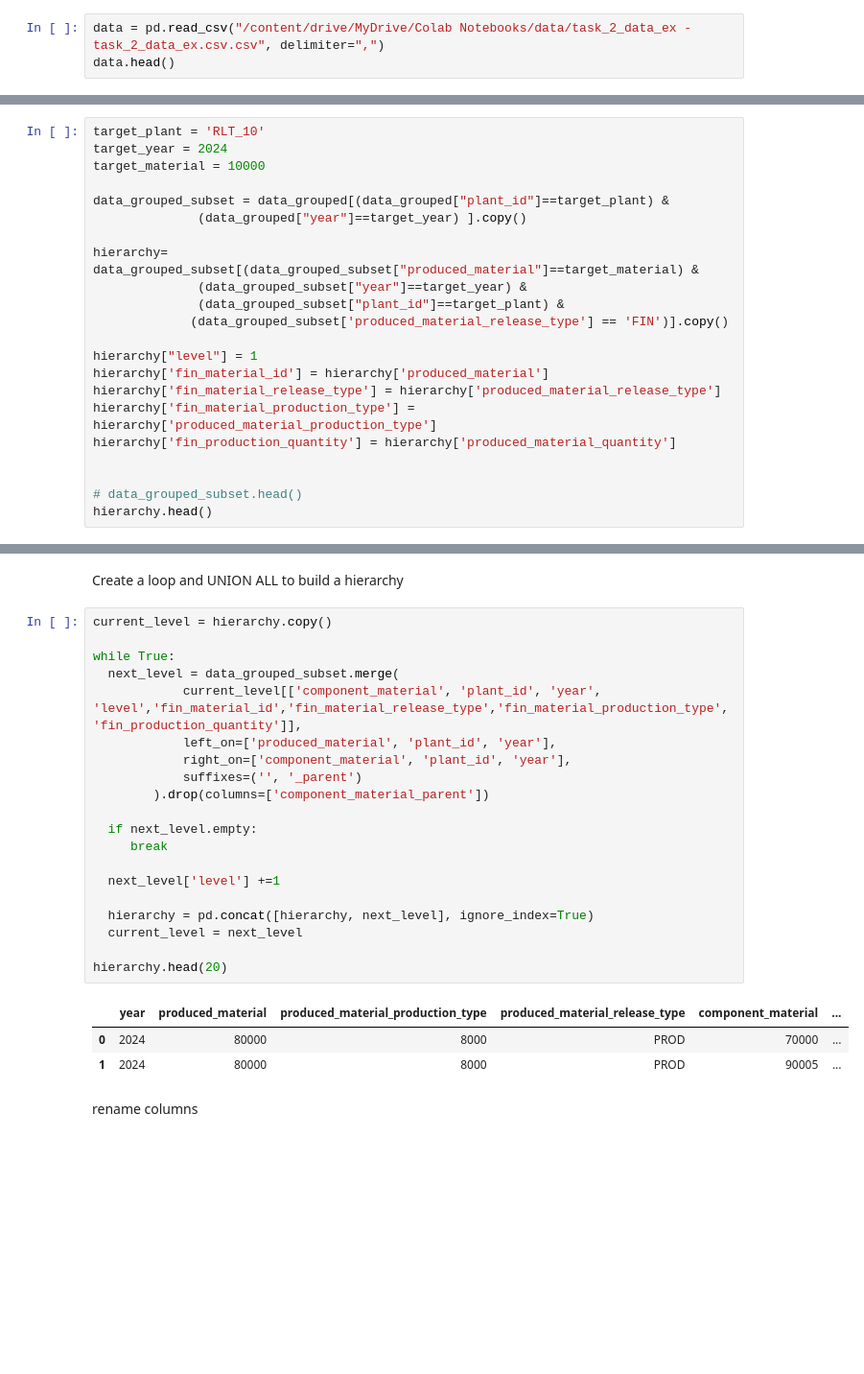
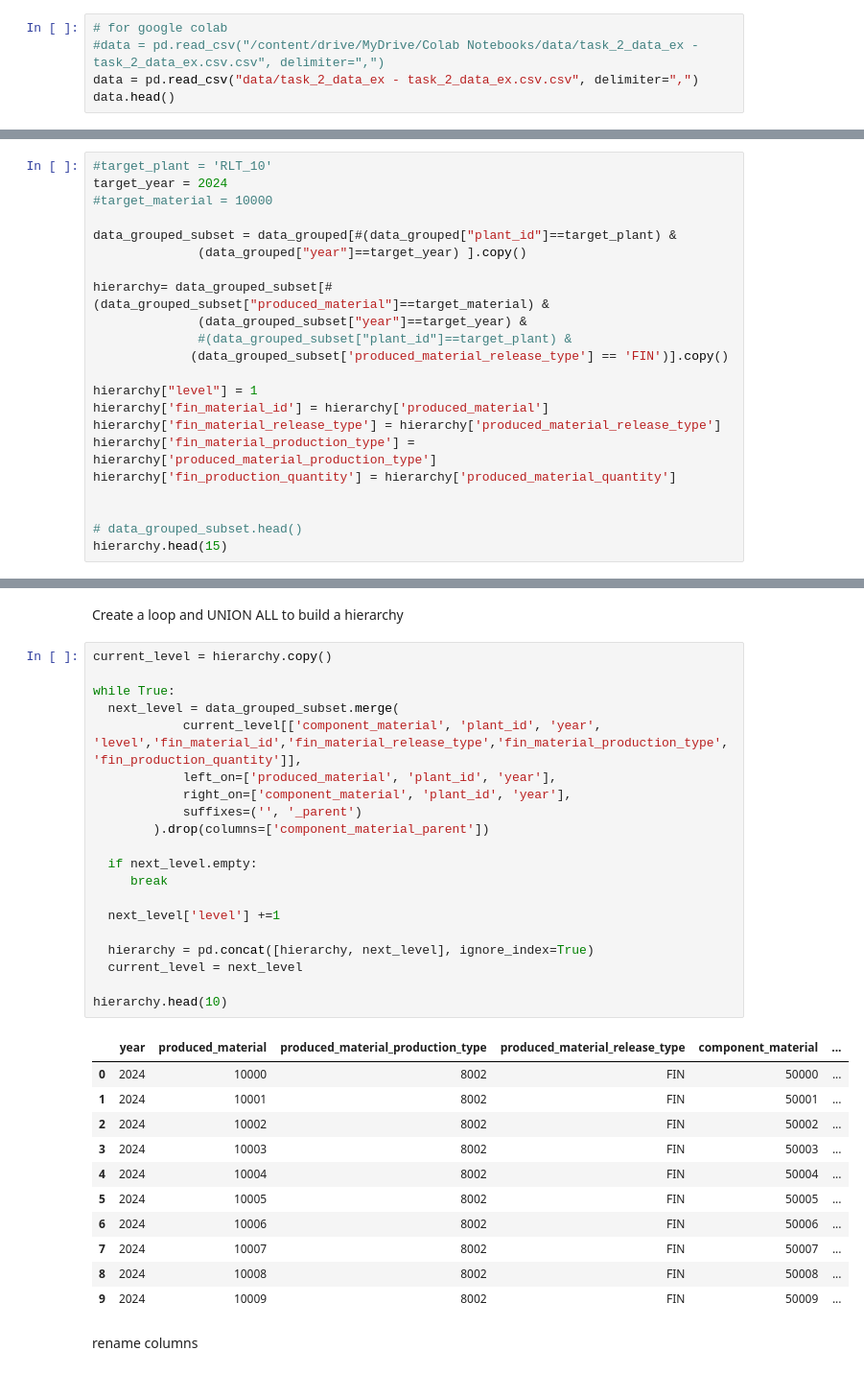
Before and after one commit to axeanya/2task_numpy_pandas_AA, a Jupyter notebook: 2task_AA.ipynb, the cells around one changed output, grey strips where cells are left out. Shown at 96% size. Cells and saved outputs as stored; diff of their text form; blank space fills up the shorter version.

Commit message:
Add files via upload
instead of hierarchy for 1 FIN material, I did hierarchy for all materials for the year

```diff
--- a/2task_AA.ipynb
+++ b/2task_AA.ipynb
@@ -9,5 +8,7 @@ Mounted at /content/drive
 # %%
-data = pd.read_csv("/content/drive/MyDrive/Colab Notebooks/data/task_2_data_ex - task_2_data_ex.csv.csv", delimiter=",")
+# for google colab
+#data = pd.read_csv("/content/drive/MyDrive/Colab Notebooks/data/task_2_data_ex - task_2_data_ex.csv.csv", delimiter=",")
+data = pd.read_csv("data/task_2_data_ex - task_2_data_ex.csv.csv", delimiter=",")
 data.head()
 # %% [output]
 |  | year | month | produced_material | produced_material_production_type | produced_material_release_type | produced_material_quantity | ... |
@@ -78,16 +79,16 @@ print(fin_materials.loc[:,["plant_id","year", "produced_material", "produced_mat
 In the next block I define a Level 1 material for hierarchy.
 Also to optimize performance, I subset the initial dataset by year and plant.
 # %%
-target_plant = 'RLT_10'
+#target_plant = 'RLT_10'
 target_year = 2024
-target_material = 10000
+#target_material = 10000
 
-data_grouped_subset = data_grouped[(data_grouped["plant_id"]==target_plant) &
+data_grouped_subset = data_grouped[#(data_grouped["plant_id"]==target_plant) &
               (data_grouped["year"]==target_year) ].copy()
 
-hierarchy= data_grouped_subset[(data_grouped_subset["produced_material"]==target_material) &
+hierarchy= data_grouped_subset[#(data_grouped_subset["produced_material"]==target_material) &
               (data_grouped_subset["year"]==target_year) &
-              (data_grouped_subset["plant_id"]==target_plant) &
+              #(data_grouped_subset["plant_id"]==target_plant) &
              (data_grouped_subset['produced_material_release_type'] == 'FIN')].copy()
 
 hierarchy["level"] = 1
@@ -98,7 +99,7 @@ hierarchy['fin_production_quantity'] = hierarchy['produced_material_quantity']
 
 
 # data_grouped_subset.head()
-hierarchy.head()
+hierarchy.head(15)
 # %% [output]
 |  | year | produced_material | produced_material_production_type | produced_material_release_type | component_material | ... |
 | 0 | 2024 | 10000 | 8002 | FIN | 50000 | ... |
@@ -107,27 +117,35 @@ Create a loop and UNION ALL to build a hierarchy
 # %%
 current_level = hierarchy.copy()
 
 while True:
   next_level = data_grouped_subset.merge(
             current_level[['component_material', 'plant_id', 'year', 'level','fin_material_id','fin_material_release_type','fin_material_production_type','fin_production_quantity']],
             left_on=['produced_material', 'plant_id', 'year'],
             right_on=['component_material', 'plant_id', 'year'],
             suffixes=('', '_parent')
         ).drop(columns=['component_material_parent'])
 
   if next_level.empty:
      break
 
   next_level['level'] +=1
 
   hierarchy = pd.concat([hierarchy, next_level], ignore_index=True)
   current_level = next_level
 
-hierarchy.head(20)
+hierarchy.head(10)
 # %% [output]
 |  | year | produced_material | produced_material_production_type | produced_material_release_type | component_material | ... |
-| 0 | 2024 | 80000 | 8000 | PROD | 70000 | ... |
-| 1 | 2024 | 80000 | 8000 | PROD | 90005 | ... |
+| 0 | 2024 | 10000 | 8002 | FIN | 50000 | ... |
+| 1 | 2024 | 10001 | 8002 | FIN | 50001 | ... |
+| 2 | 2024 | 10002 | 8002 | FIN | 50002 | ... |
+| 3 | 2024 | 10003 | 8002 | FIN | 50003 | ... |
+| 4 | 2024 | 10004 | 8002 | FIN | 50004 | ... |
+| 5 | 2024 | 10005 | 8002 | FIN | 50005 | ... |
+| 6 | 2024 | 10006 | 8002 | FIN | 50006 | ... |
+| 7 | 2024 | 10007 | 8002 | FIN | 50007 | ... |
+| 8 | 2024 | 10008 | 8002 | FIN | 50008 | ... |
+| 9 | 2024 | 10009 | 8002 | FIN | 50009 | ... |
 # %% [markdown]
 rename columns
 # %%
```
Also changed, not shown: parts of 9 cells of this notebook.
